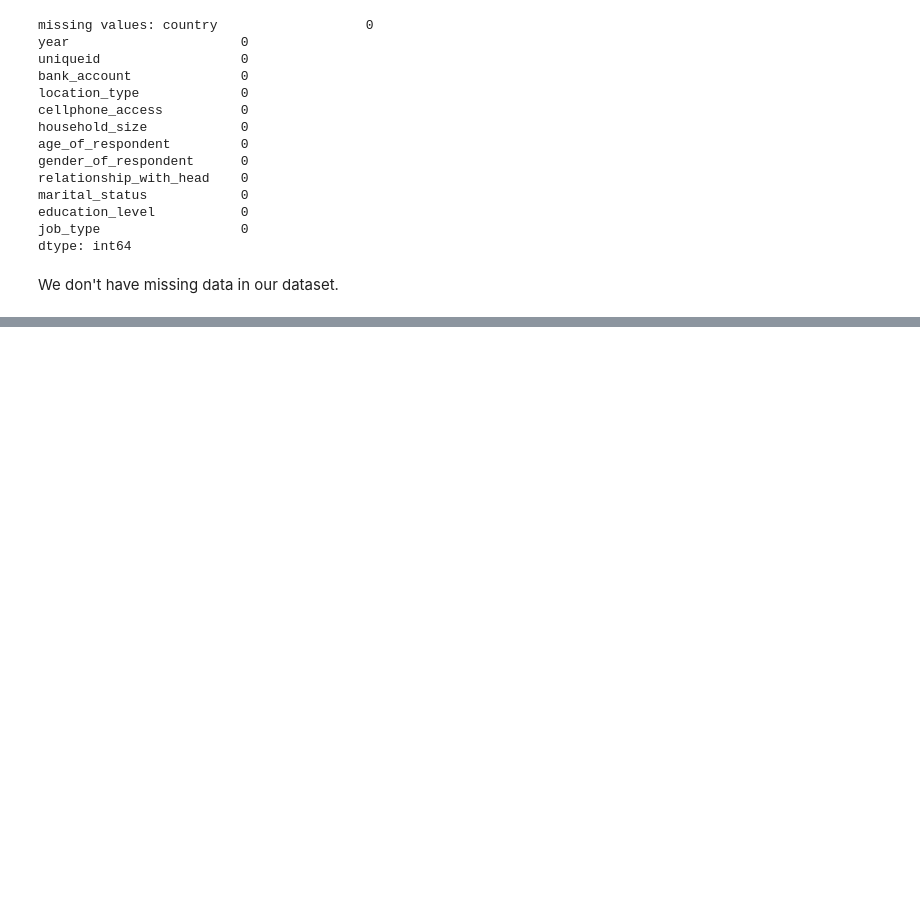
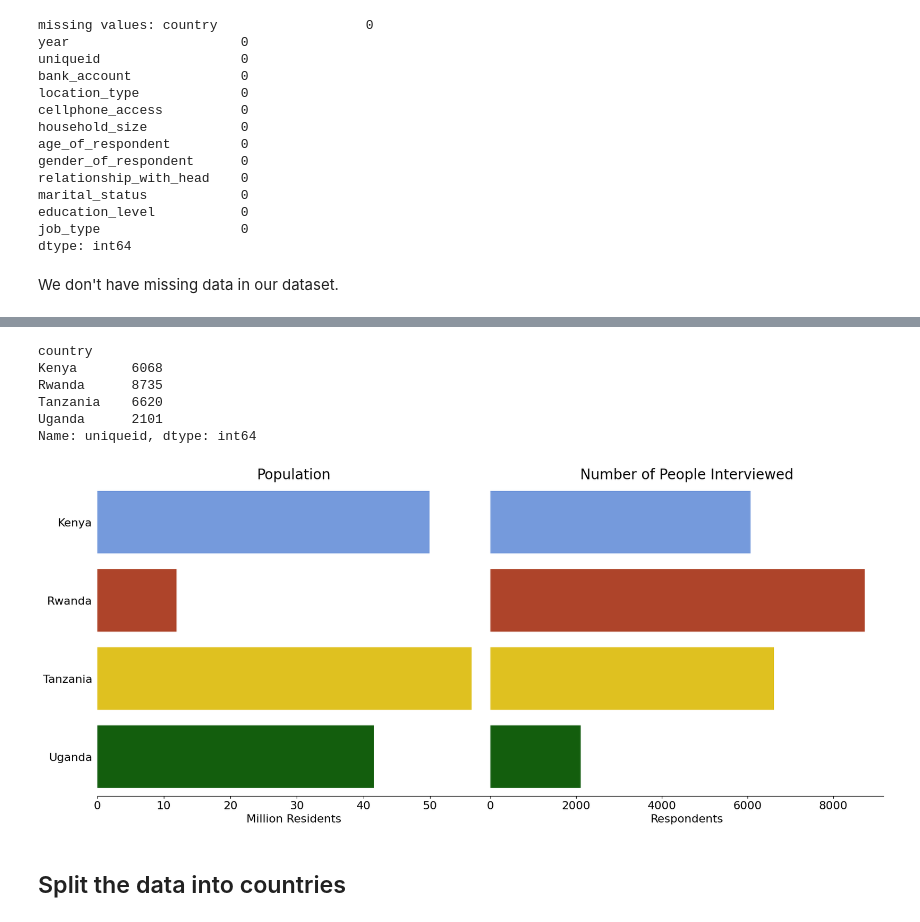
Before and after one commit to M4R1T4/ml_project_financial_inclusion, a Jupyter notebook: 01_Data_and_EDA.ipynb, the cells around one changed output, grey strips where cells are left out. Cells and saved outputs as stored; diff of their text form; code cells hidden in the pictures; blank space fills up the shorter version.

```diff
--- a/01_Data_and_EDA.ipynb
+++ b/01_Data_and_EDA.ipynb
@@ -50,2 +25,7 @@ We can observe the first five rows from our data set by using the head() method
+# %%
+# Load files into a pandas dataframe
+df = pd.read_csv('data/data_bank_account.csv')
+df.columns = df.columns.str.replace(' ','_')
+df.columns = df.columns.str.lower()
 # %%
 # inspect train data
@@ -157,0 +149,5 @@ for item in selected_columns:
+# %%
+# Load files into a pandas dataframe
+country_data = pd.read_csv('data/country_data.csv')
+country_data.columns = country_data.columns.str.replace(' ','_')
+country_data.columns = country_data.columns.str.lower()
@@ -157,0 +162,9 @@ for item in selected_columns:
+# %%
+df.groupby('country').uniqueid.count()
+# %% [output]
+country
+Kenya       6068
+Rwanda      8735
+Tanzania    6620
+Uganda      2101
+Name: uniqueid, dtype: int64
@@ -157,0 +185,30 @@ for item in selected_columns:
+# %%
+fig,ax = plt.subplots(1,2, sharey=True,figsize=(20,8))
+sns.despine(left = True)
+ax1 = sns.barplot(x = country_data['population']/1000000,
+                  y = country_data['country'],
+                  ax=ax[0],
+                  )
+ax1.set_title('Population', fontsize=20)
+ax1.set_xlabel('Million Residents', fontsize=16)
+ax1.set_ylabel('', fontsize=16)
+ax1.set_xticklabels(ax1.get_xticklabels(), fontsize=16)
+ax1.set_yticklabels(ax1.get_yticklabels(), fontsize=16)
+ax1.tick_params(left = False)
+
+ax2 = sns.barplot(x = df.groupby('country').uniqueid.count().values,
+                  y = df.groupby('country').uniqueid.count().index,
+                  ax=ax[1])
+ax2.set_title('Number of People Interviewed', fontsize=20 )
+ax2.set_xlabel('Respondents', fontsize=16)
+ax2.set_ylabel('', fontsize=16)
+ax2.set_xticklabels(ax2.get_xticklabels(), fontsize=16)
+ax2.tick_params(left = False)
+fig.subplots_adjust(wspace=0, hspace=0)
+picname = 'plots_and_pictures/population_vs_number.png'
+plt.savefig(picname, transparent=False)
+plt.show()
+# %% [output]
+[figure, added]
+# %% [markdown]
+## Split the data into countries
```
Also changed, not shown: parts of 109 cells of this notebook.
